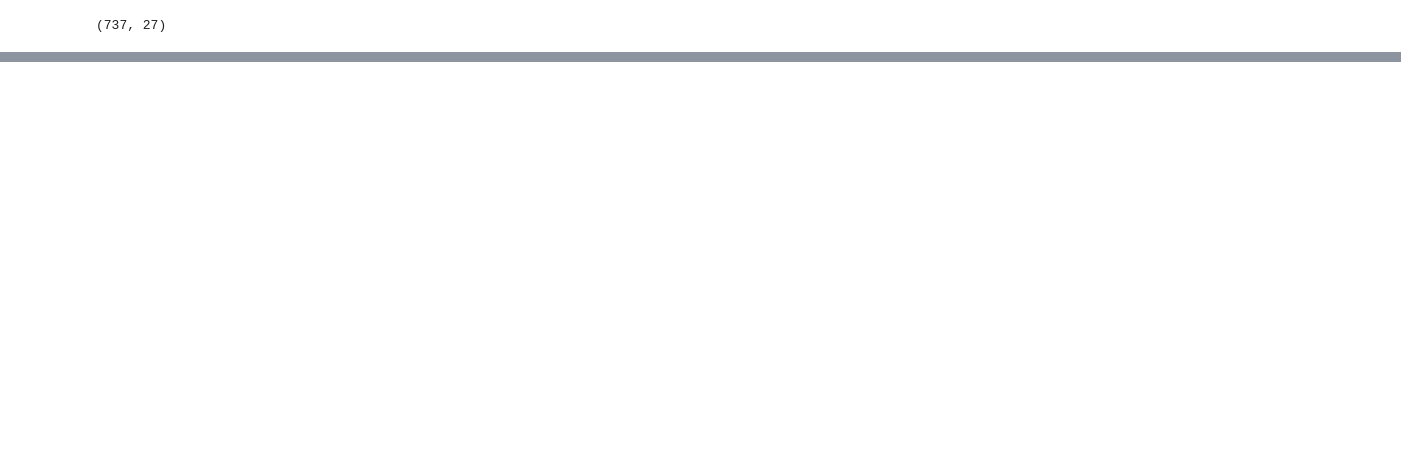
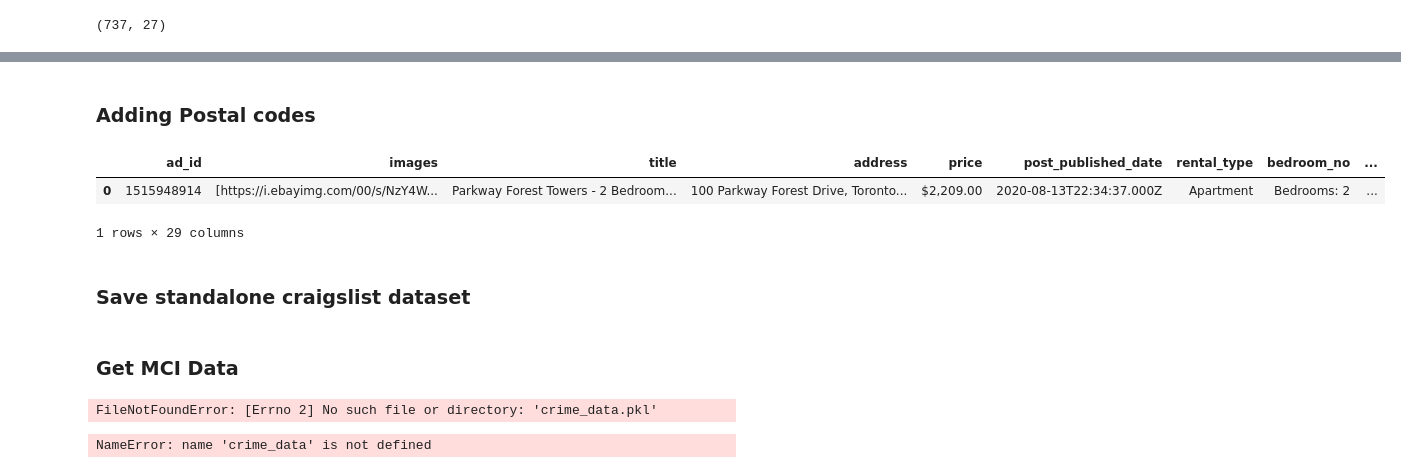
Before and after one commit to bnarath/Toronto_Rental_ETL_Project, a Jupyter notebook: kijiji_api_scraping_transform.ipynb, the cells around one changed output, grey strips where cells are left out. Saved outputs shown, nothing was run; the diff lists cells and outputs as text; code cells hidden in the pictures; blank space fills up the shorter version.

```diff
--- a/kijiji_api_scraping_transform.ipynb
+++ b/kijiji_api_scraping_transform.ipynb
@@ -255,0 +244,19 @@ DF.shape
+# %%
+def geocode(addresses):
+    #Input: a dictionary with key as index and value as address
+    #Output: a dictionary with key as index and value as (lat, long) tuple
+    lat_long = {}
+    for index in addresses:
+        try:
+            url = geocode_api+f'?address={addresses[index]}'+f'&key={google_api}'
+            url = re.sub(' +', '%20', url)
+            response = requests.get(url)
+            if response.ok:
+                content = response.json()
+                lat_long[index]=tuple(content['results'][0]['geometry']['location'].values())
+            else:
+                lat_long[index]=None
+        except Exception as e:
+            print(e)
+            lat_long[index]=None
+    return lat_long
@@ -255,0 +265,5 @@ DF.shape
+# %%
+addresses = DF[DF['geotag'].isnull()]['address'].to_dict()
+lat_long = geocode(addresses)
+DF['geotag'] = lat_long.values()
+#DF.loc[lat_long.keys(), 'geotag'] = DF.loc[lat_long.keys()].index.map(lat_long)
@@ -255,0 +282,12 @@ DF.shape
+# %% [markdown]
+### Adding Postal codes
+# %%
+DF["postal_code"]=DF["address"].map(lambda x : x.split(",")[-1])
+# %%
+DF.head(1)
+# %% [output]
+|  | ad_id | images | title | address | price | post_published_date | rental_type | bedroom_no | ... |
+| 0 | 1515948914 | [https://i.ebayimg.com/00/s/NzY4W... | Parkway Forest Towers - 2 Bedroom... | 100 Parkway Forest Drive, Toronto... | $2,209.00 | 2020-08-13T22:34:37.000Z | Apartment | Bedrooms: 2 | ... |
+1 rows × 29 columns
+# %% [markdown]
+### Save standalone craigslist dataset
@@ -255,0 +299,11 @@ DF.shape
+# %% [markdown]
+### Get MCI Data
+# %%
+with open('crime_data.pkl', 'rb') as f:
+    crime_data = pickle.load(f)
+# %% [output]
+FileNotFoundError: [Errno 2] No such file or directory: 'crime_data.pkl'
+# %%
+crime_data.head()
+# %% [output]
+NameError: name 'crime_data' is not defined
```
Also changed, not shown: parts of 22 cells of this notebook, 2 other files.
